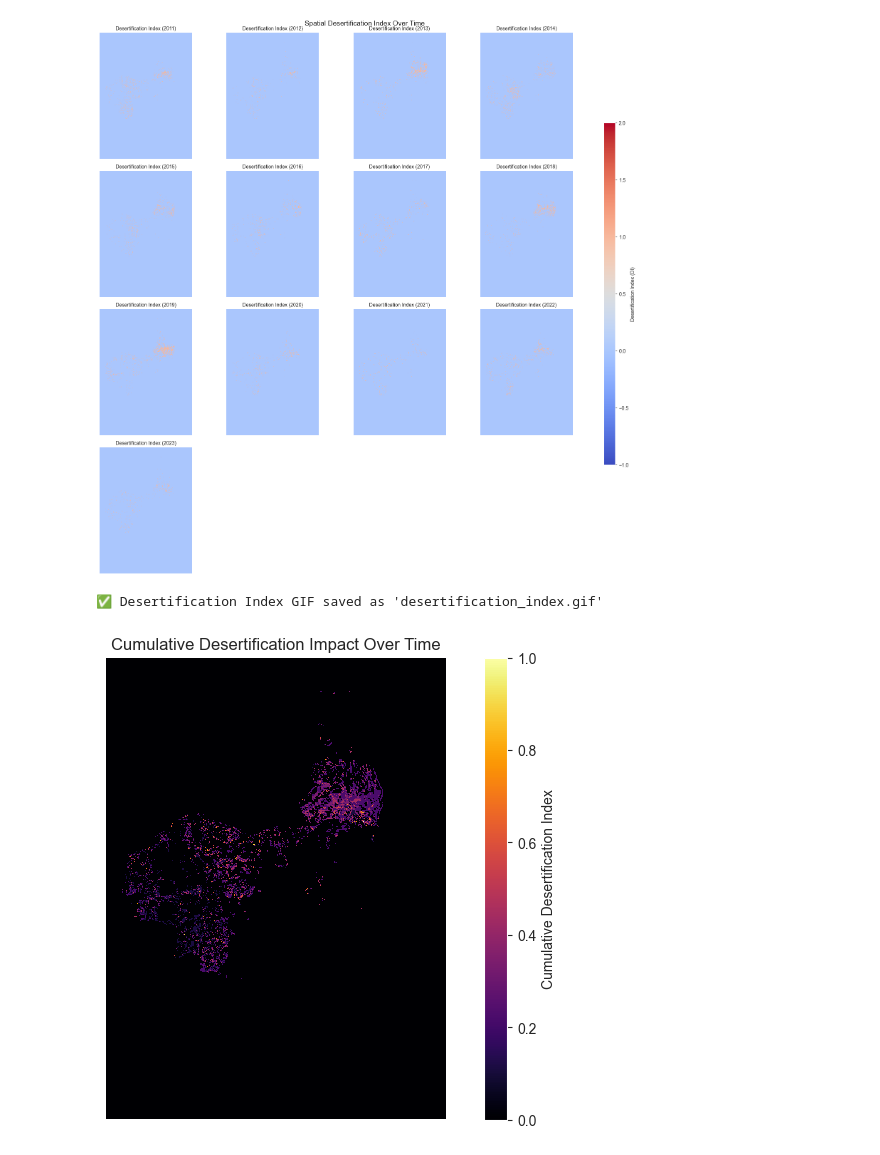
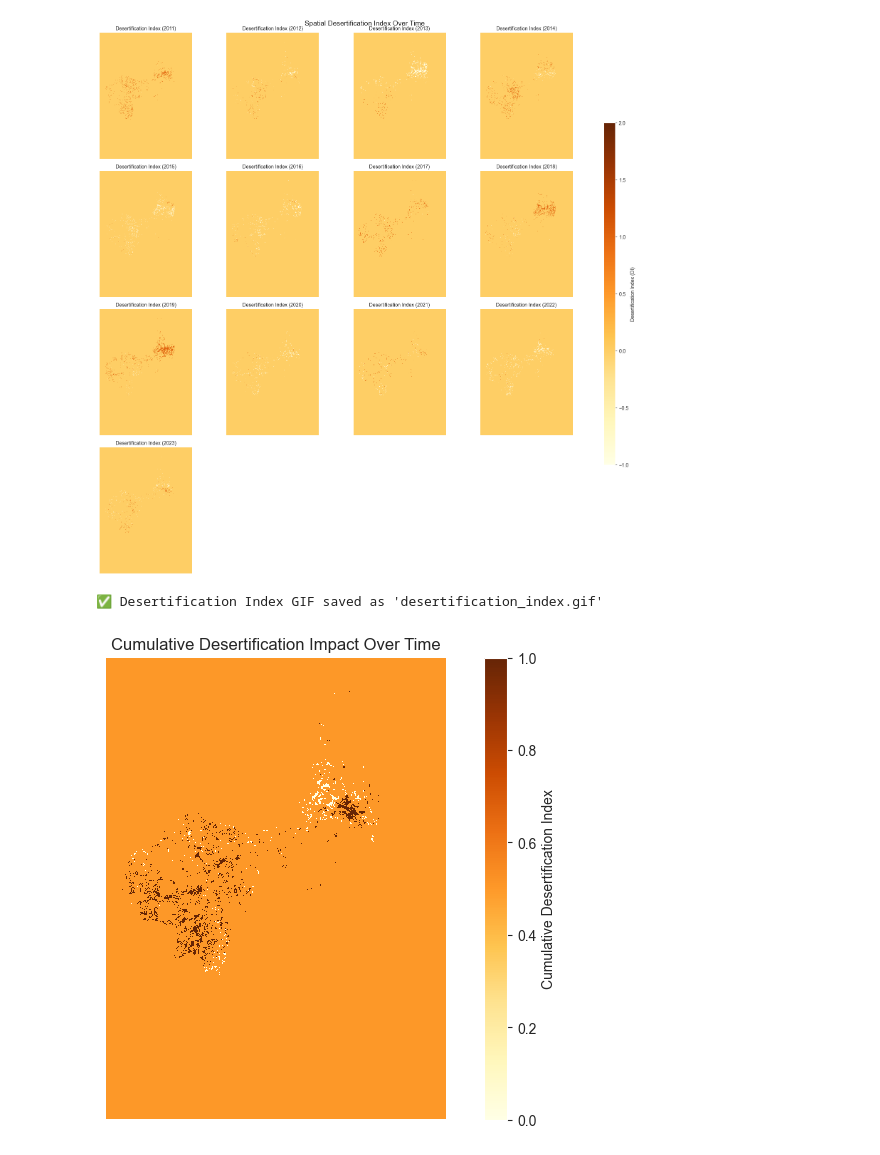
Before and after one commit to CipherCircle-StartHack-2025/code, a Jupyter notebook: analysis land cover.ipynb, the cells around one changed output. Cells and saved outputs as stored; diff of their text form; code cells hidden in the pictures.

```diff
--- a/analysis land cover.ipynb
+++ b/analysis land cover.ipynb
@@ -51,8 +51,8 @@ for filename in sorted(os.listdir(data_folder)):
         with rasterio.open(file_path) as src:
             raw_data = src.read(1)  # Read the first band (land cover classes)
 
-            # ✅ Remove invalid class 255 (Unclassified)
-            cleaned_data = np.where(raw_data == 255, np.nan, raw_data)
+          # ✅ Remove invalid classes (-128, 255)
+            cleaned_data = np.where((raw_data == 255) | (raw_data == -128), np.nan, raw_data)
             land_cover_data[year] = cleaned_data
 
             # ✅ Compute statistics for land cover distribution (excluding invalid pixels)
@@ -196,7 +196,7 @@ delta_temperature = np.linspace(0.1, 0.5, len(common_years))  # Fake temperature
 delta_rainfall = np.linspace(-5, 5, len(common_years))  # Fake rainfall trend
 
 # ✅ Compute the Desertification Index (DI)
-DI = (delta_barren / (np.array(delta_vegetation) + 1e-6)) + (delta_temperature / (delta_rainfall + 1e-6))
+DI = delta_barren
 
 # 🔹 Plot the Desertification Index
 plt.figure(figsize=(10, 5))
@@ -267,7 +267,7 @@ for i in range(1, len(years)):
     year_curr = years[i]
 
     # Compute DI using pixel-wise calculations
-    DI = (delta_barren[year_curr] / (-delta_vegetation[year_curr] + 1e-6)) #+ \
+    DI = (delta_barren[year_curr] )#- (delta_vegetation[year_curr])) #+ \
         # (temperature_trend[i] / (rainfall_trend[i] + 1e-6))
 
     desertification_index[year_curr] = DI  # Store spatial DI values
@@ -283,7 +283,7 @@ axes = axes.flatten()
 for i, year in enumerate(desertification_index.keys()):
     ax = axes[i]
     ax.set_title(f"Desertification Index ({year})", fontsize=10)
-    im = ax.imshow(desertification_index[year], cmap="coolwarm", interpolation="nearest", vmin=-1, vmax=2)
+    im = ax.imshow(desertification_index[year], cmap="YlOrBr", interpolation="nearest", vmin=-1, vmax=2)
     ax.axis("off")  # Hide axis for cleaner visualization
 
 # ✅ Remove empty subplots
@@ -304,7 +304,7 @@ gif_frames = []
 for year in desertification_index.keys():
     fig, ax = plt.subplots(figsize=(8, 6))
     ax.set_title(f"Desertification Index ({year})")
-    im = ax.imshow(desertification_index[year], cmap="coolwarm", interpolation="nearest", vmin=-1, vmax=2)
+    im = ax.imshow(desertification_index[year], cmap="YlOrBr", interpolation="nearest", vmin=-1, vmax=2)
     plt.colorbar(im, ax=ax)
 
     temp_path = f"desertification_{year}.png"
@@ -316,29 +316,29 @@ for year in desertification_index.keys():
 imageio.mimsave("desertification_index.gif", gif_frames, duration=1)
 print("✅ Desertification Index GIF saved as 'desertification_index.gif'")
 # %% [output]
-[figure, old version]
+[figure, new version]
 ✅ Desertification Index GIF saved as 'desertification_index.gif'
 # %%
 import numpy as np
 import matplotlib.pyplot as plt
 import rasterio
 
 # ✅ Compute the Cumulative Desertification Index
 cumulative_DI = np.zeros_like(next(iter(desertification_index.values())))  # Initialize with zeros
 
 for year in desertification_index.keys():
     cumulative_DI += np.nan_to_num(desertification_index[year])  # Sum up DI over all years
 
 # ✅ Normalize the cumulative DI for visualization
 cumulative_DI = (cumulative_DI - np.min(cumulative_DI)) / (np.max(cumulative_DI) - np.min(cumulative_DI))
 
 # ✅ Plot the Overlapped Desertification Map
 plt.figure(figsize=(10, 6))
 plt.title("Cumulative Desertification Impact Over Time")
-im = plt.imshow(cumulative_DI, cmap="inferno", interpolation="nearest")
+im = plt.imshow(cumulative_DI, cmap="YlOrBr", interpolation="nearest")
 plt.colorbar(label="Cumulative Desertification Index")
 plt.axis("off")  # Hide axes for cleaner visualization
 plt.savefig("cumulative_desertification.png", dpi=300, bbox_inches='tight')
 plt.show()
 # %% [output]
-[figure, old version]
+[figure, new version]
```
Also changed, not shown: parts of 7 cells of this notebook.
